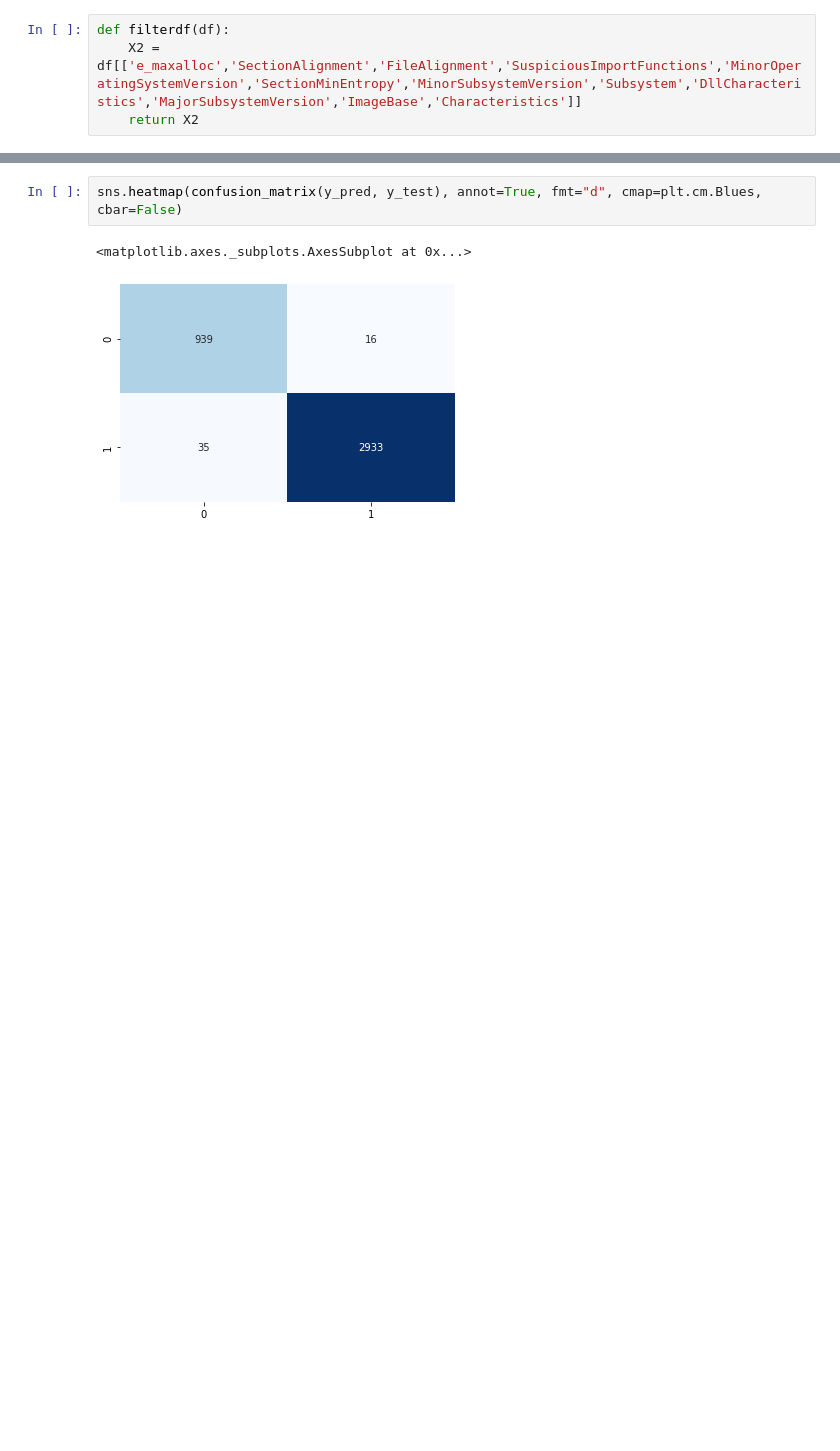
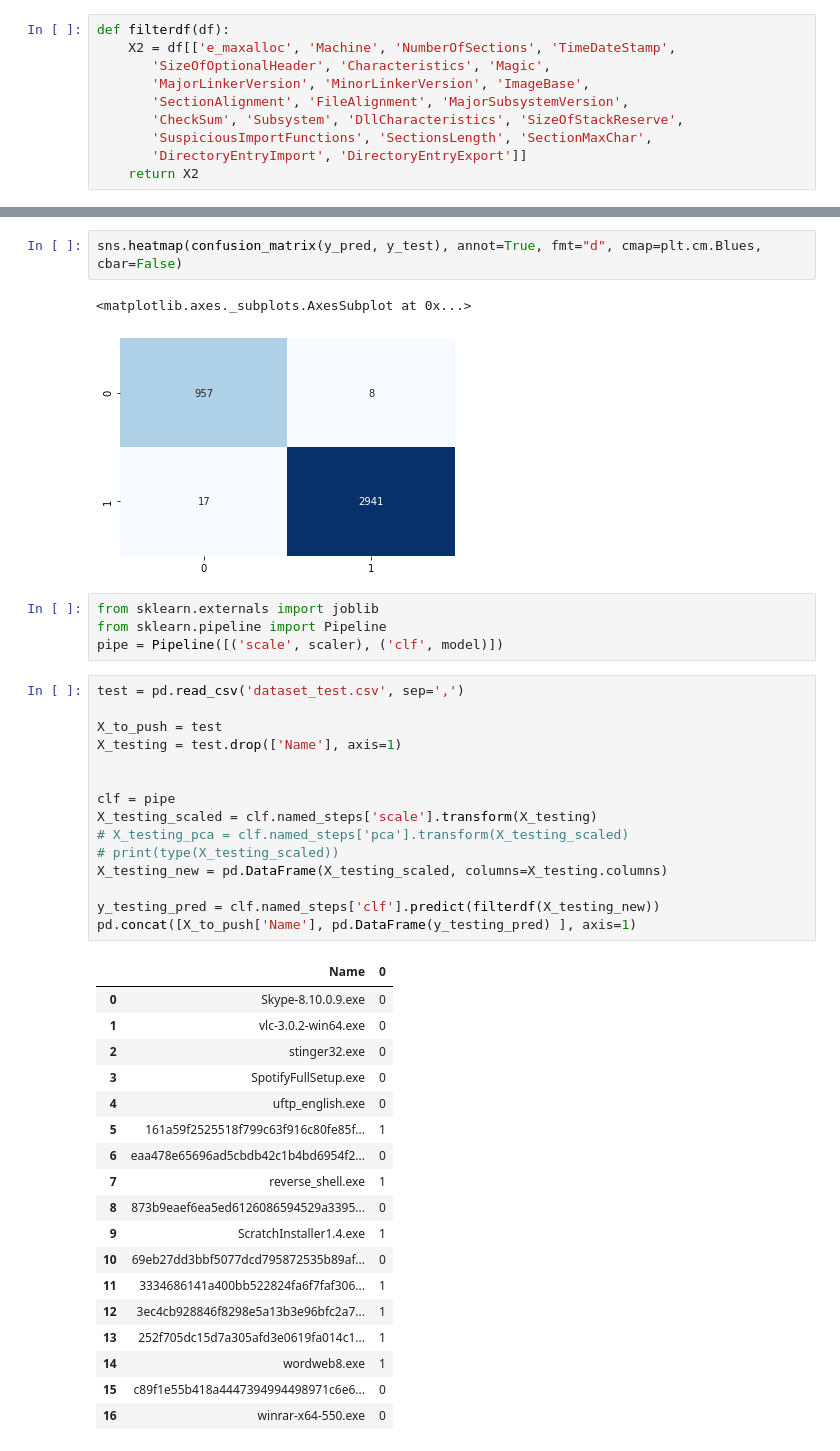
Before and after one commit to RahulNK3498/FinalYearProject, a Jupyter notebook: Malware.ipynb, the cells around one changed output, grey strips where cells are left out. Drawn from its saved outputs; the diff is of its cells as text; blank space fills up the shorter version.

```diff
--- a/Malware.ipynb
+++ b/Malware.ipynb
@@ -131,7 +141,13 @@ from sklearn.ensemble import RandomForestClassifier as RFC
 # X2 = X_new[['e_maxalloc','SectionAlignment','FileAlignment','SuspiciousImportFunctions','MinorOperatingSystemVersion','SectionMinEntropy','MinorSubsystemVersion','Subsystem','DllCharacteristics','MajorSubsystemVersion','ImageBase','Characteristics']]
 # %%
 def filterdf(df):
-    X2 = df[['e_maxalloc','SectionAlignment','FileAlignment','SuspiciousImportFunctions','MinorOperatingSystemVersion','SectionMinEntropy','MinorSubsystemVersion','Subsystem','DllCharacteristics','MajorSubsystemVersion','ImageBase','Characteristics']]
+    X2 = df[['e_maxalloc', 'Machine', 'NumberOfSections', 'TimeDateStamp',
+       'SizeOfOptionalHeader', 'Characteristics', 'Magic',
+       'MajorLinkerVersion', 'MinorLinkerVersion', 'ImageBase',
+       'SectionAlignment', 'FileAlignment', 'MajorSubsystemVersion',
+       'CheckSum', 'Subsystem', 'DllCharacteristics', 'SizeOfStackReserve',
+       'SuspiciousImportFunctions', 'SectionsLength', 'SectionMaxChar',
+       'DirectoryEntryImport', 'DirectoryEntryExport']]
     return X2
 # %%
 model = RFC(n_estimators=100, random_state=0,
@@ -182,3 +198,41 @@ sns.heatmap(confusion_matrix(y_pred, y_test), annot=True, fmt="d", cmap=plt.cm.B
 # %% [output]
 <matplotlib.axes._subplots.AxesSubplot at 0x...>
 [figure]
+# %%
+from sklearn.externals import joblib
+from sklearn.pipeline import Pipeline
+pipe = Pipeline([('scale', scaler), ('clf', model)])
+# %%
+test = pd.read_csv('dataset_test.csv', sep=',')
+
+X_to_push = test
+X_testing = test.drop(['Name'], axis=1)
+
+
+clf = pipe
+X_testing_scaled = clf.named_steps['scale'].transform(X_testing)
+# X_testing_pca = clf.named_steps['pca'].transform(X_testing_scaled)
+# print(type(X_testing_scaled))
+X_testing_new = pd.DataFrame(X_testing_scaled, columns=X_testing.columns)
+
+y_testing_pred = clf.named_steps['clf'].predict(filterdf(X_testing_new))
+pd.concat([X_to_push['Name'], pd.DataFrame(y_testing_pred) ], axis=1)
+# %% [output]
+|  | Name | 0 |
+| 0 | Skype-8.10.0.9.exe | 0 |
+| 1 | vlc-3.0.2-win64.exe | 0 |
+| 2 | stinger32.exe | 0 |
+| 3 | SpotifyFullSetup.exe | 0 |
+| 4 | uftp_english.exe | 0 |
+| 5 | 161a59f2525518f799c63f916c80fe85f... | 1 |
+| 6 | eaa478e65696ad5cbdb42c1b4bd6954f2... | 0 |
+| 7 | reverse_shell.exe | 1 |
+| 8 | 873b9eaef6ea5ed6126086594529a3395... | 0 |
+| 9 | ScratchInstaller1.4.exe | 1 |
+| 10 | 69eb27dd3bbf5077dcd795872535b89af... | 0 |
+| 11 | 3334686141a400bb522824fa6f7faf306... | 1 |
+| 12 | 3ec4cb928846f8298e5a13b3e96bfc2a7... | 1 |
+| 13 | 252f705dc15d7a305afd3e0619fa014c1... | 1 |
+| 14 | wordweb8.exe | 1 |
+| 15 | c89f1e55b418a4447394994498971c6e6... | 0 |
+| 16 | winrar-x64-550.exe | 0 |
```
Also changed, not shown: parts of 8 cells of this notebook.
